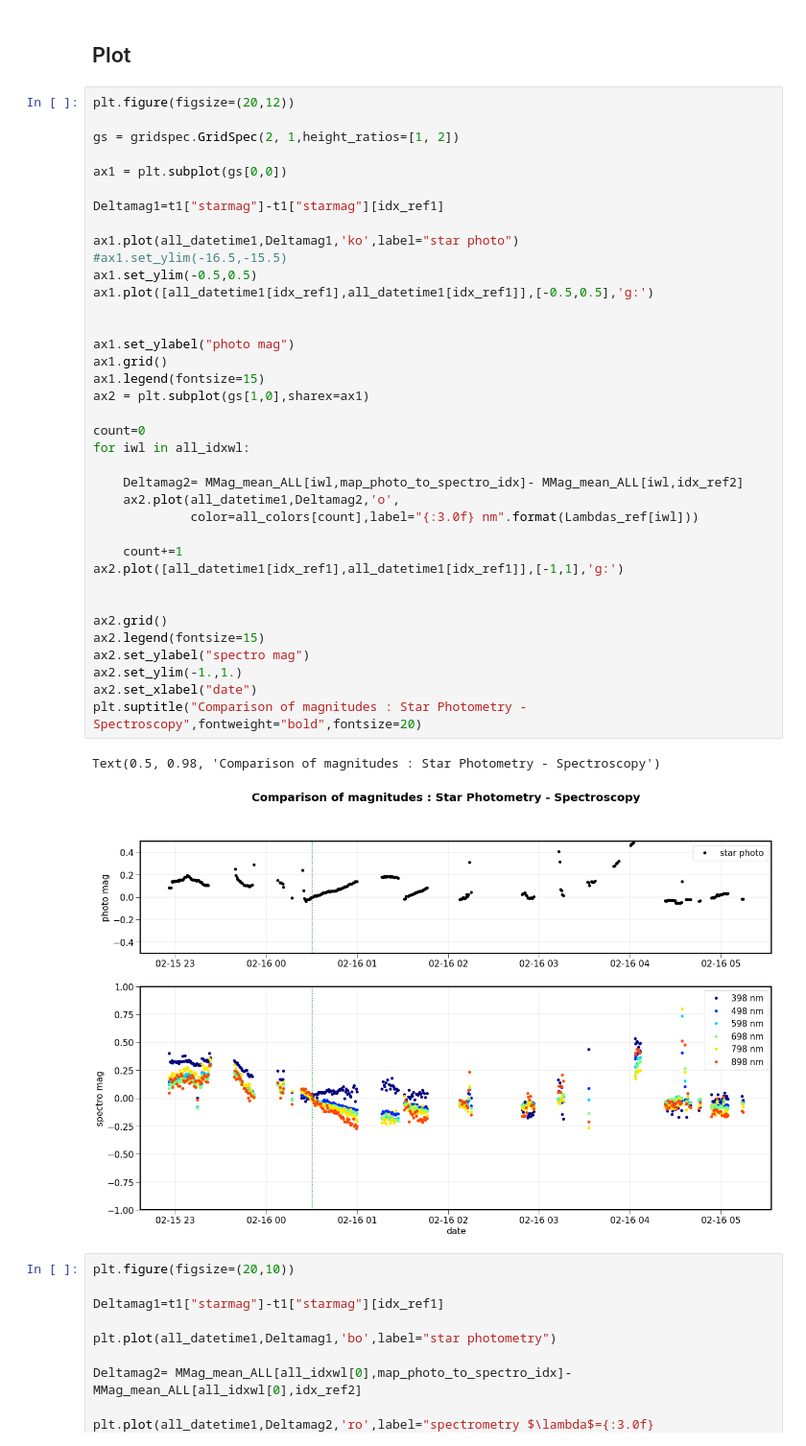
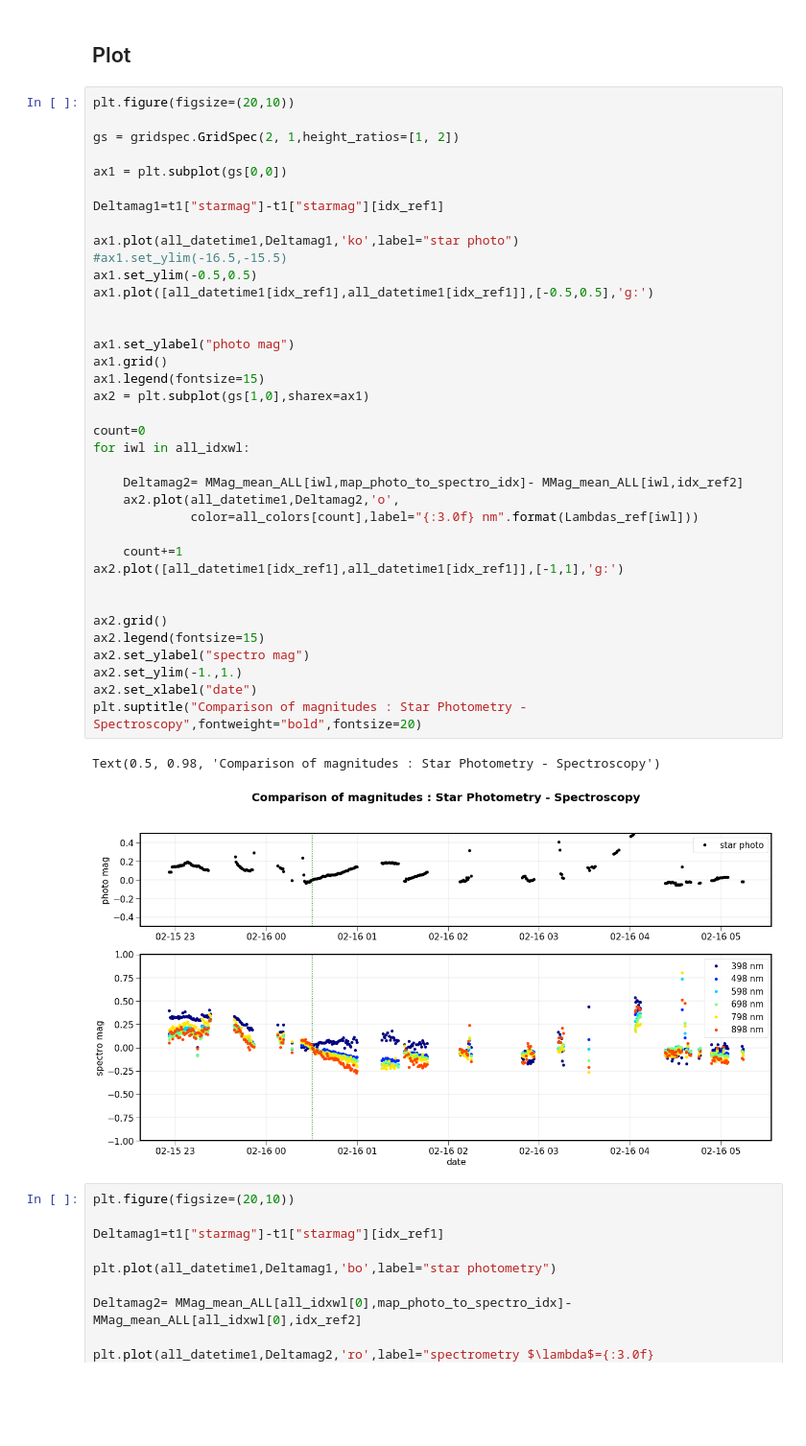
Before and after one commit to sylvielsstfr/SpectractorAnaAtm19, a Jupyter notebook: ana_20190215_HD116405_Filtre_None/MergeSpectroPhotometry_v2.ipynb, the cells around one changed output. Shown at 96% size. Saved outputs shown, nothing was run; the diff lists cells and outputs as text; blank space fills up the shorter version.

```diff
--- a/ana_20190215_HD116405_Filtre_None/MergeSpectroPhotometry_v2.ipynb
+++ b/ana_20190215_HD116405_Filtre_None/MergeSpectroPhotometry_v2.ipynb
@@ -302,7 +302,7 @@ array([397.5, 497.5, 597.5, 697.5, 797.5, 897.5])
 # %% [markdown]
 ## Plot
 # %%
-plt.figure(figsize=(20,12))
+plt.figure(figsize=(20,10))
 
 gs = gridspec.GridSpec(2, 1,height_ratios=[1, 2])
 
@@ -313,34 +313,34 @@ Deltamag1=t1["starmag"]-t1["starmag"][idx_ref1]
 ax1.plot(all_datetime1,Deltamag1,'ko',label="star photo")
 #ax1.set_ylim(-16.5,-15.5)
 ax1.set_ylim(-0.5,0.5)
 ax1.plot([all_datetime1[idx_ref1],all_datetime1[idx_ref1]],[-0.5,0.5],'g:')
 
 
 ax1.set_ylabel("photo mag")
 ax1.grid()
 ax1.legend(fontsize=15)
 ax2 = plt.subplot(gs[1,0],sharex=ax1)
 
 count=0
 for iwl in all_idxwl:
 
     Deltamag2= MMag_mean_ALL[iwl,map_photo_to_spectro_idx]- MMag_mean_ALL[iwl,idx_ref2]
     ax2.plot(all_datetime1,Deltamag2,'o',
              color=all_colors[count],label="{:3.0f} nm".format(Lambdas_ref[iwl]))
 
     count+=1
 ax2.plot([all_datetime1[idx_ref1],all_datetime1[idx_ref1]],[-1,1],'g:')
 
 
 ax2.grid()
 ax2.legend(fontsize=15)
 ax2.set_ylabel("spectro mag")
 ax2.set_ylim(-1.,1.)
 ax2.set_xlabel("date")
 plt.suptitle("Comparison of magnitudes : Star Photometry - Spectroscopy",fontweight="bold",fontsize=20)
 # %% [output]
 Text(0.5, 0.98, 'Comparison of magnitudes : Star Photometry - Spectroscopy')
-[figure, old version]
+[figure, new version]
 # %%
 plt.figure(figsize=(20,10))
 
```
Also changed, not shown: parts of 4 cells of this notebook.
